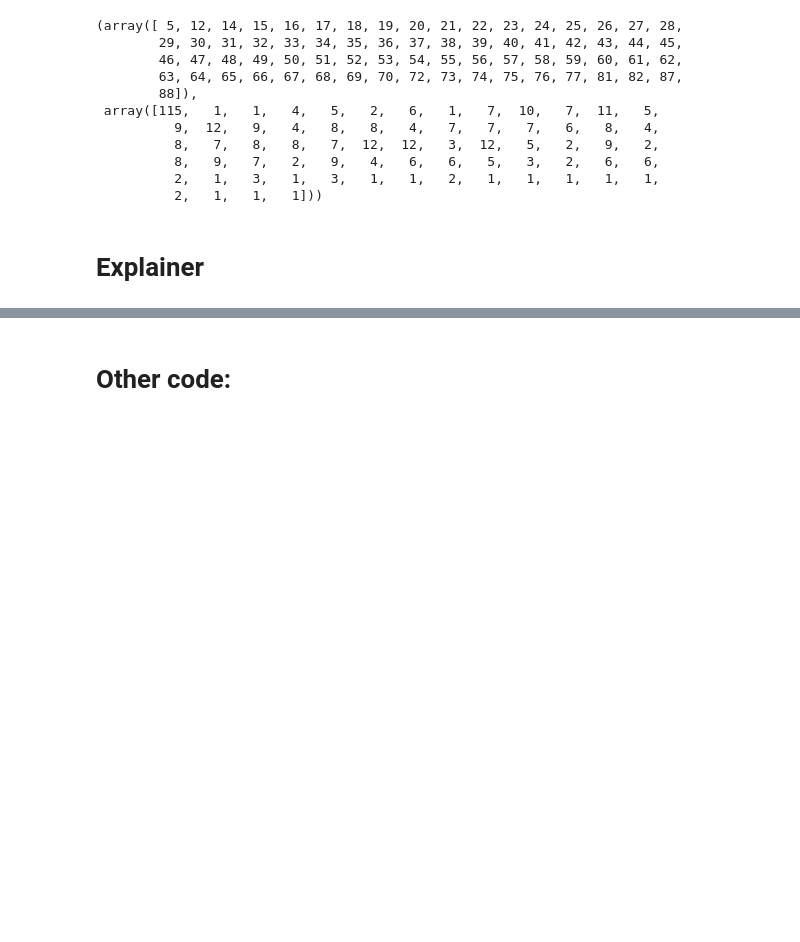
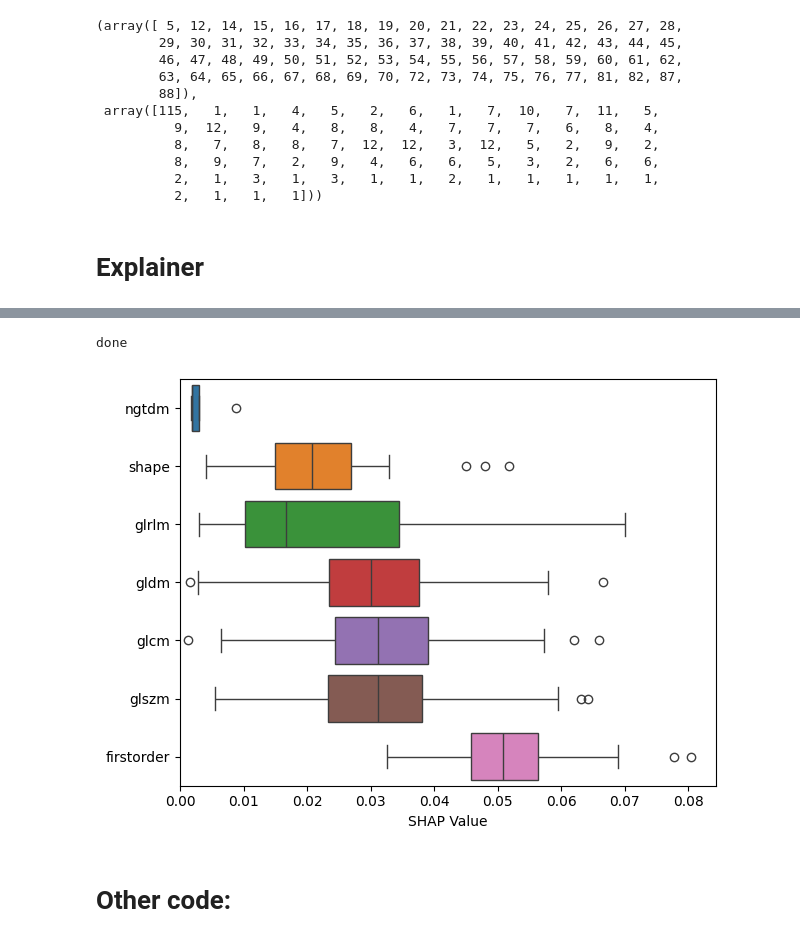
Before and after one commit to stephano41/radiomics_ai, a Jupyter notebook: notebooks/scratch.ipynb, the cells around one changed output, grey strips where cells are left out. Cells and saved outputs as stored; diff of their text form; code cells hidden in the pictures; blank space fills up the shorter version.

```diff
--- a/notebooks/scratch.ipynb
+++ b/notebooks/scratch.ipynb
@@ -379,0 +377,7 @@ model1_shap_values, model1_shap_data = get_shap_values(model1_run_id)
+# %%
+model1_run = get_run_info_as_series(model1_run_id)
+output_dir = model1_run.artifact_uri.removeprefix('file://')
+shap_values_file = os.path.join(output_dir, 'feature_analysis/shap_values_datas.pkl')
+
+with open(shap_values_file, 'rb') as f:
+    shap_values, shap_datas = pickle.load(f)
@@ -380,3 +390,13 @@ model1_shap_values, model1_shap_data = get_shap_values(model1_run_id)
+# %%
+from src.analysis.shap import summate_shap_bar
+
+summate_shap_bar(shap_values, ['adc$', 't2$', 'flair$', 't1$', 't1ce$'], save_dir=os.path.join(output_dir, 'feature_analysis/shap_bar_image_modalities.png'))
+summate_shap_bar(shap_values, feature_substrings=['shape', 'firstorder', 'glcm', 'glrlm', 'glszm', 'gldm', 'ngtdm'],
+                     save_dir=os.path.join(output_dir, 'feature_analysis/shap_bar_feature_classes.png'))
+print('done')
+# %% [output]
+done
+[figure, added]
 # %% [markdown]
 # Other code:
 # %%
```
Also changed, not shown: parts of 5 cells of this notebook, 2 other files.
